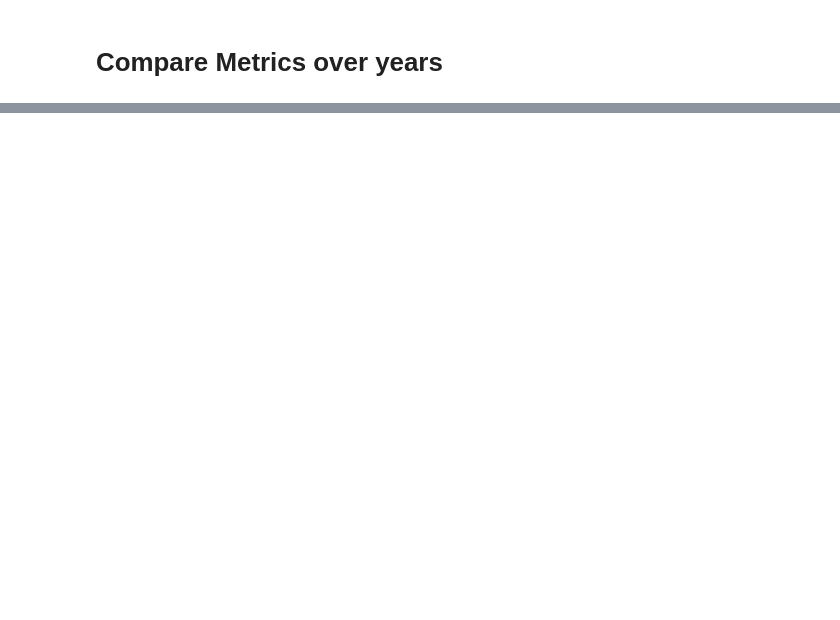
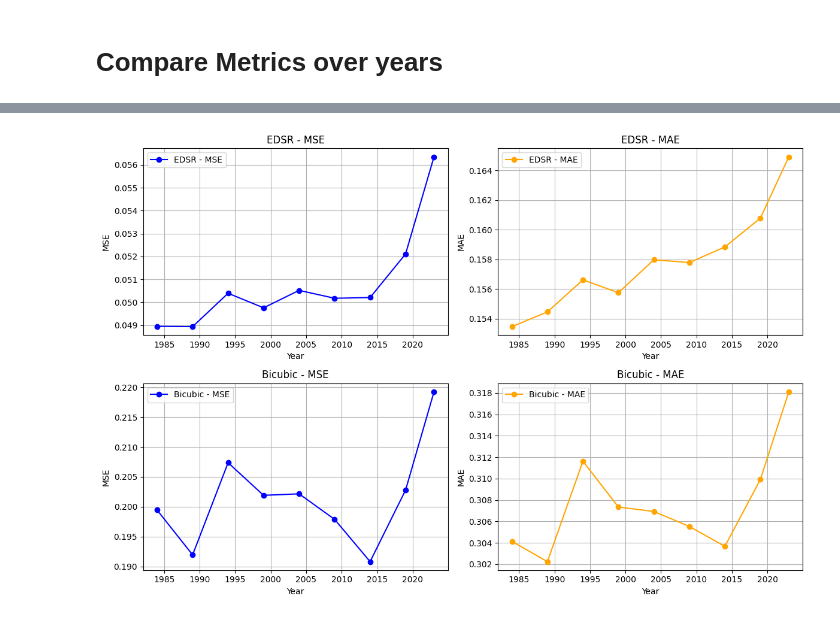
Before and after one commit to UBela/temporal_sr, a Jupyter notebook: plot_data.ipynb, the cells around one changed output, grey strips where cells are left out. Saved outputs shown, nothing was run; the diff lists cells and outputs as text; code cells hidden in the pictures; blank space fills up the shorter version.

```diff
--- a/plot_data.ipynb
+++ b/plot_data.ipynb
@@ -233 +236,6 @@ def plot_metrics_over_time(years, mses, maes):
     plt.show()
+# %%
+years = [1984 + 5*i for i in range(8)]
+years.append(2023)
+print(years)
+mses, maes = get_metrics_over_time(years)
@@ -233,0 +260,4 @@ def plot_metrics_over_time(years, mses, maes):
+# %%
+plot_metrics_over_time(years, mses, maes)
+# %% [output]
+[figure, added]
```
Also changed, not shown: parts of 8 cells of this notebook, 1 other file.
